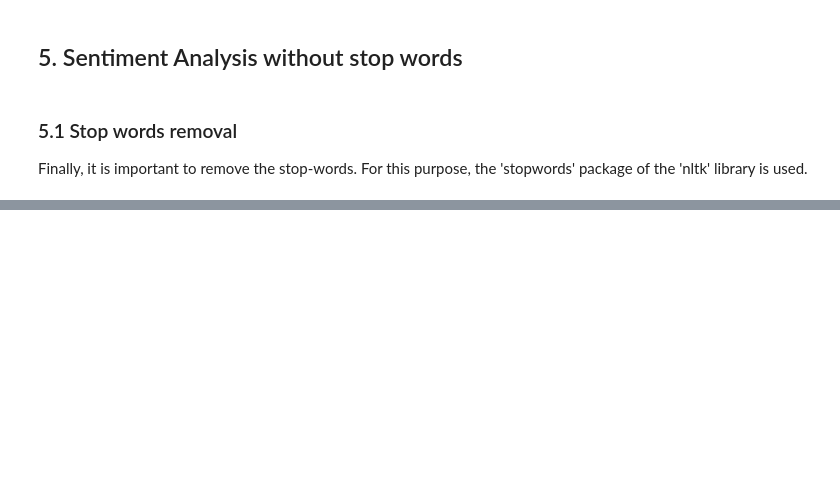
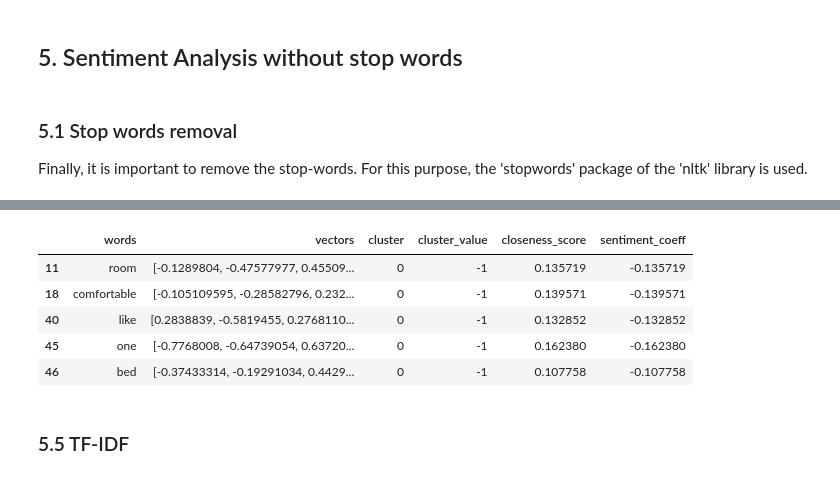
Before and after one commit to lorenzolaino/airbnb-sentiment, a Jupyter notebook: airbnb_sentiment_analysis.ipynb, the cells around one changed output, grey strips where cells are left out. Saved outputs shown, nothing was run; the diff lists cells and outputs as text; code cells hidden in the pictures; blank space fills up the shorter version.

```diff
--- a/airbnb_sentiment_analysis.ipynb
+++ b/airbnb_sentiment_analysis.ipynb
@@ -649,0 +1078,3 @@ from notebook reviews_without_stopwords_analysis
+# %%
+kmeansModel2Clusters = KMeans(n_clusters=2, max_iter=1000, random_state=42, n_init=50)
+kmeansModel2Clusters.fit(X=w2vModelWithoutStopWords.wv.vectors.astype('double'))
@@ -649,0 +1098,21 @@ from notebook reviews_without_stopwords_analysis
+# %%
+negativeClusterIndex = 0
+# %%
+dfWords2ClustersWithoutStopWords = pd.DataFrame(
+    w2vModelWithoutStopWords.wv.key_to_index.keys())
+
+dfWords2ClustersWithoutStopWords.columns = ['words']
+
+dfWords2ClustersWithoutStopWords['vectors'] = \
+    dfWords2ClustersWithoutStopWords['words'].apply(
+        lambda x: w2vModelWithoutStopWords.wv[f'{x}'])
+
+dfWords2ClustersWithoutStopWords['cluster'] = \
+    dfWords2ClustersWithoutStopWords['vectors'].apply(
+        lambda x: kmeansModel2Clusters.predict([np.array(x)]))
+
+dfWords2ClustersWithoutStopWords['cluster'] = \
+    dfWords2ClustersWithoutStopWords['cluster'].apply(
+        lambda x: x[0])
+
+dfWords2ClustersWithoutStopWords.head()
@@ -649,0 +1126,25 @@ from notebook reviews_without_stopwords_analysis
+# %%
+dfWords2ClustersWithoutStopWords['cluster_value'] = [
+    -1 if i==negativeClusterIndex else 1
+    for i in dfWords2ClustersWithoutStopWords['cluster']]
+
+dfWords2ClustersWithoutStopWords['closeness_score'] = \
+    dfWords2ClustersWithoutStopWords.apply(
+        lambda x: 1/(kmeansModel2Clusters.transform([x.vectors]).min()),
+        axis=1)
+
+dfWords2ClustersWithoutStopWords['sentiment_coeff'] = \
+    dfWords2ClustersWithoutStopWords['closeness_score'] * \
+    dfWords2ClustersWithoutStopWords['cluster_value']
+
+dfWords2ClustersWithoutStopWords[
+    dfWords2ClustersWithoutStopWords['cluster_value'] == -1].head()
+# %% [output]
+|  | words | vectors | cluster | cluster_value | closeness_score | sentiment_coeff |
+| 11 | room | [-0.1289804, -0.47577977, 0.45509... | 0 | -1 | 0.135719 | -0.135719 |
+| 18 | comfortable | [-0.105109595, -0.28582796, 0.232... | 0 | -1 | 0.139571 | -0.139571 |
+| 40 | like | [0.2838839, -0.5819455, 0.2768110... | 0 | -1 | 0.132852 | -0.132852 |
+| 45 | one | [-0.7768008, -0.64739054, 0.63720... | 0 | -1 | 0.162380 | -0.162380 |
+| 46 | bed | [-0.37433314, -0.19291034, 0.4429... | 0 | -1 | 0.107758 | -0.107758 |
+# %% [markdown]
+### 5.5 TF-IDF
```
Also changed, not shown: parts of 100 cells of this notebook.
